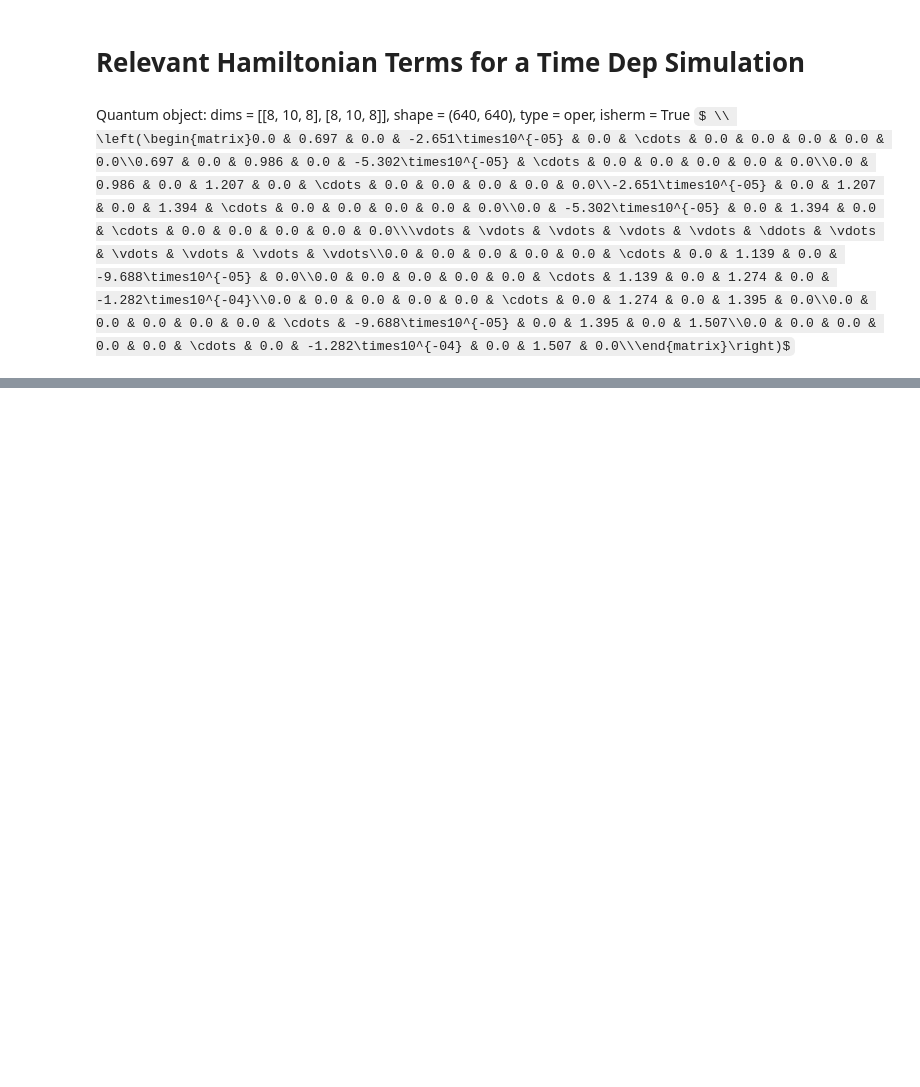
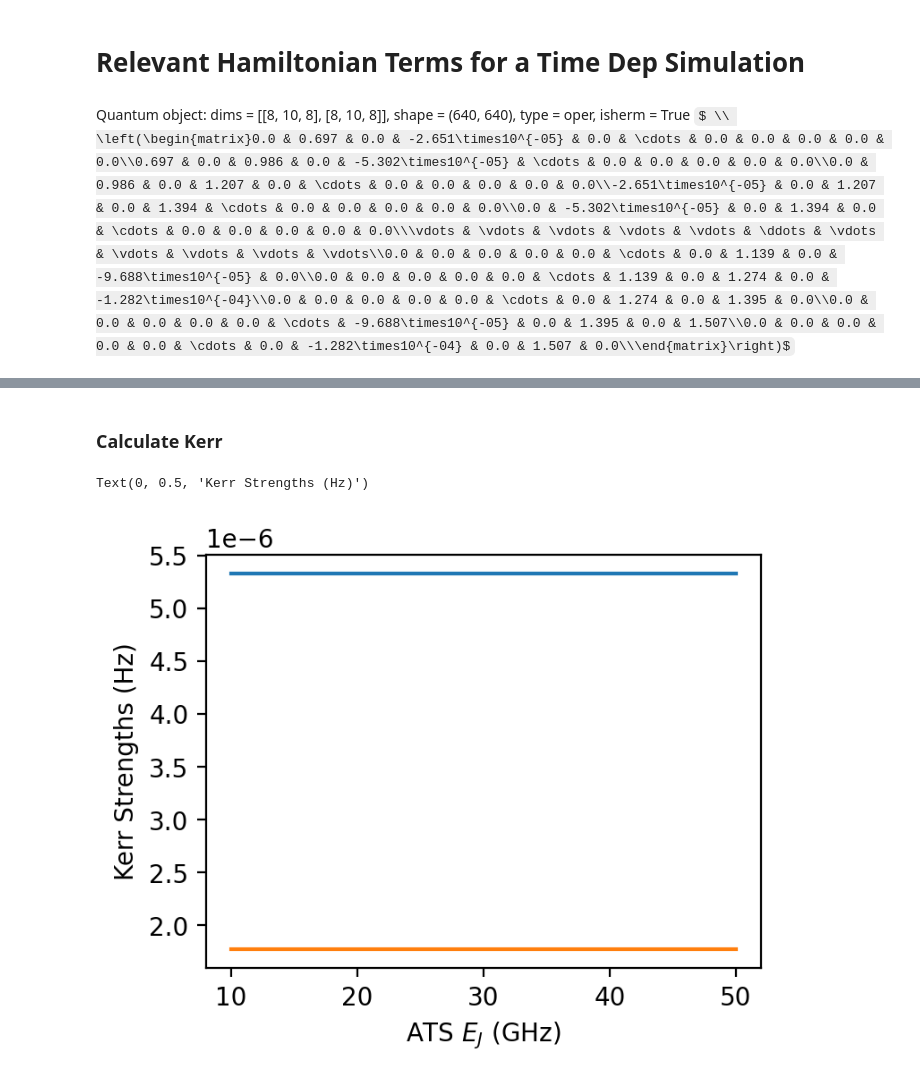
Before and after one commit to EQuS/qcsys, a Jupyter notebook: tutorials/ats-coupler/0-resonator-ats-resonator.ipynb, the cells around one changed output, grey strips where cells are left out. Saved outputs shown, nothing was run; the diff lists cells and outputs as text; code cells hidden in the pictures; some formulas as TeX source; blank space fills up the shorter version.

```diff
--- a/tutorials/ats-coupler/0-resonator-ats-resonator.ipynb
+++ b/tutorials/ats-coupler/0-resonator-ats-resonator.ipynb
@@ -71,0 +103,29 @@ Quantum object: dims = [[8, 10, 8], [8, 10, 8]], shape = (640, 640), type = oper
+# %% [markdown]
+### Calculate Kerr
+# %%
+def sweep_function(ATS__E_J):
+    metrics, system, ϕ0, metrics0, system0 = get_metrics_normal_rar({
+        "ResonatorA_frequency": 5,
+        "ResonatorB_frequency": 7,
+        "ATS__E_J": ATS__E_J
+    })
+    metrics_return = {
+        "K_a": metrics["K_a"][0],
+        "K_b": metrics["K_b"][0]
+    }
+    return metrics_return
+
+sweep_vmap_function = jit(vmap(sweep_function)) # always jit after vmap, never vmap a jitted function (it'll be slower!)
+# %%
+ATS_Ejs = jnp.linspace(10,50, 11)
+metrics = sweep_vmap_function(ATS_Ejs)
+# %%
+# Near zero Kerr!
+fig, ax = plt.subplots(1,1, dpi=200, figsize=(4,3))
+ax.plot(ATS_Ejs, metrics["K_a"]*1e9, label="$K_a$")
+ax.plot(ATS_Ejs, metrics["K_b"]*1e9, label="$K_b$")
+ax.set_xlabel("ATS $E_J$ (GHz)")
+ax.set_ylabel("Kerr Strengths (Hz)")
+# %% [output]
+Text(0, 0.5, 'Kerr Strengths (Hz)')
+[figure, added]
```
Also changed, not shown: parts of 11 cells of this notebook, 1 other file.
